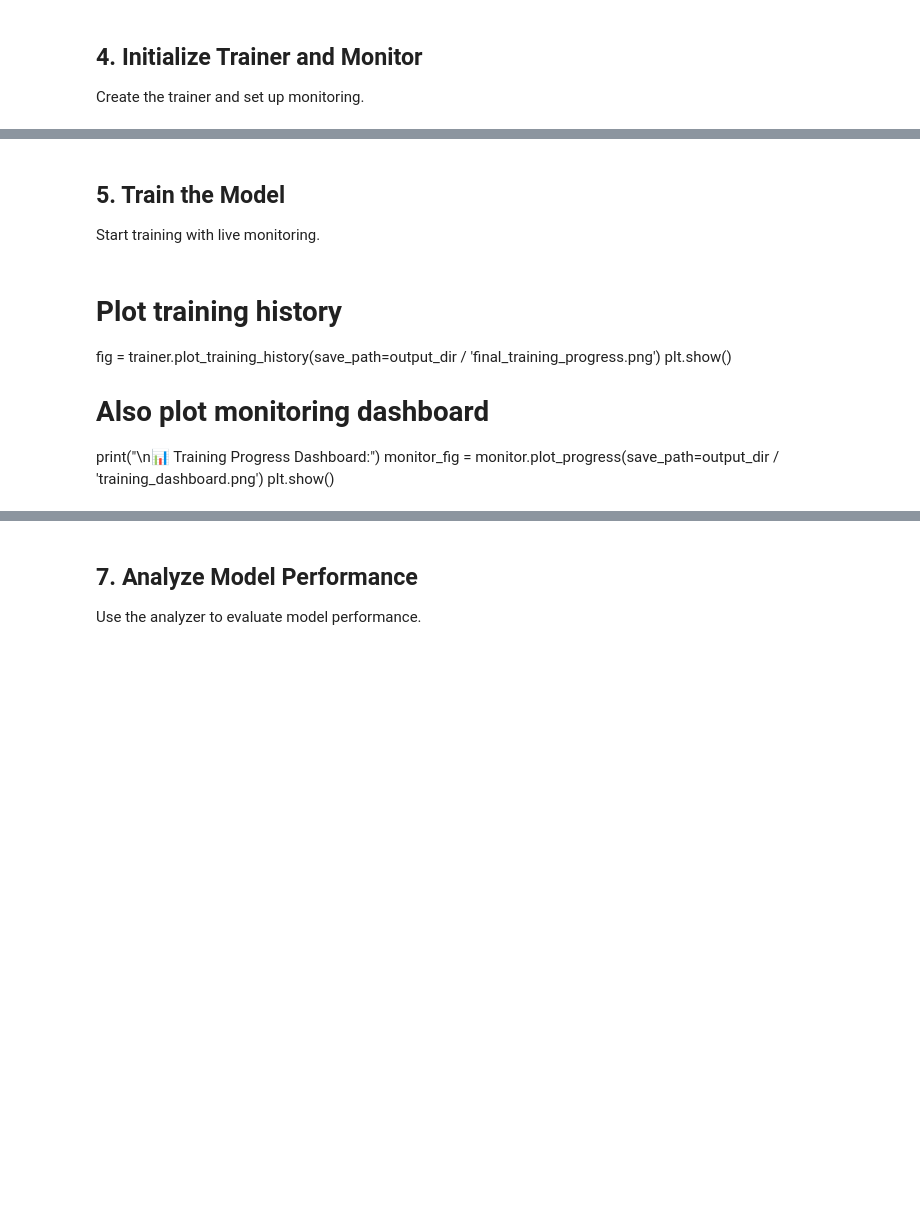
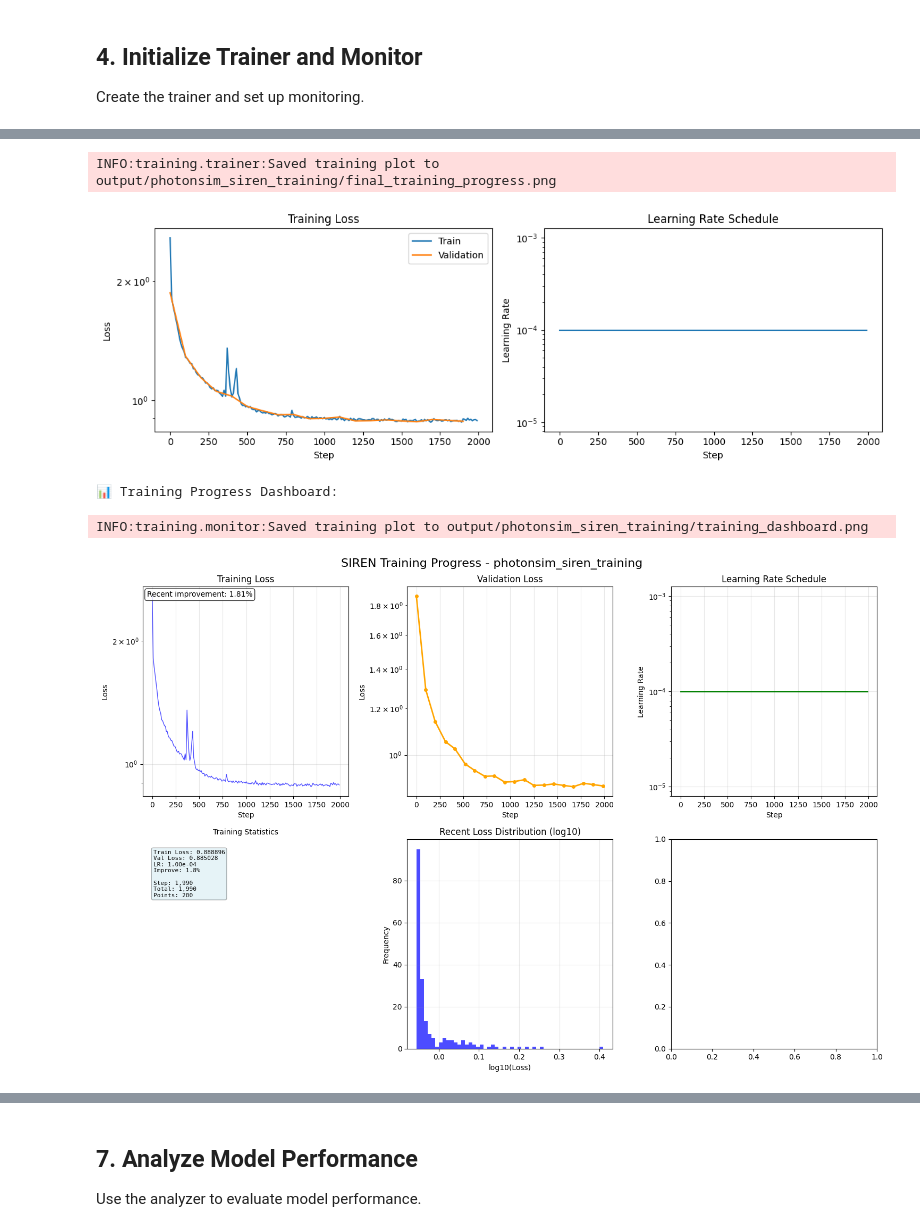
Before and after one commit to CIDeR-ML/LUCiD, a Jupyter notebook: notebooks/siren_training_example.ipynb, the cells around one changed output, grey strips where cells are left out. Saved outputs shown, nothing was run; the diff lists cells and outputs as text; code cells hidden in the pictures; blank space fills up the shorter version.

```diff
--- a/notebooks/siren_training_example.ipynb
+++ b/notebooks/siren_training_example.ipynb
@@ -290,16 +626,18 @@ if history['val_loss']:
-# %% [markdown]
-## 5. Train the Model
-
-Start training with live monitoring.
-# %% [markdown]
-# Plot training history
-fig = trainer.plot_training_history(save_path=output_dir / 'final_training_progress.png')
-plt.show()
-
-# Also plot monitoring dashboard
-print("\n📊 Training Progress Dashboard:")
-monitor_fig = monitor.plot_progress(save_path=output_dir / 'training_dashboard.png')
-plt.show()
+# %%
+# Plot training history
+fig = trainer.plot_training_history(save_path=output_dir / 'final_training_progress.png')
+plt.show()
+
+# Also plot monitoring dashboard
+print("\n📊 Training Progress Dashboard:")
+monitor_fig = monitor.plot_progress(save_path=output_dir / 'training_dashboard.png')
+plt.show()
+# %% [output]
+INFO:training.trainer:Saved training plot to output/photonsim_siren_training/final_training_progress.png
+[figure, added]
+📊 Training Progress Dashboard:
+INFO:training.monitor:Saved training plot to output/photonsim_siren_training/training_dashboard.png
+[figure, added]
 # %%
 # Plot training history
 fig = trainer.plot_training_history(save_path=output_dir / 'final_training_progress.png')
```
Also changed, not shown: parts of 23 cells of this notebook.
